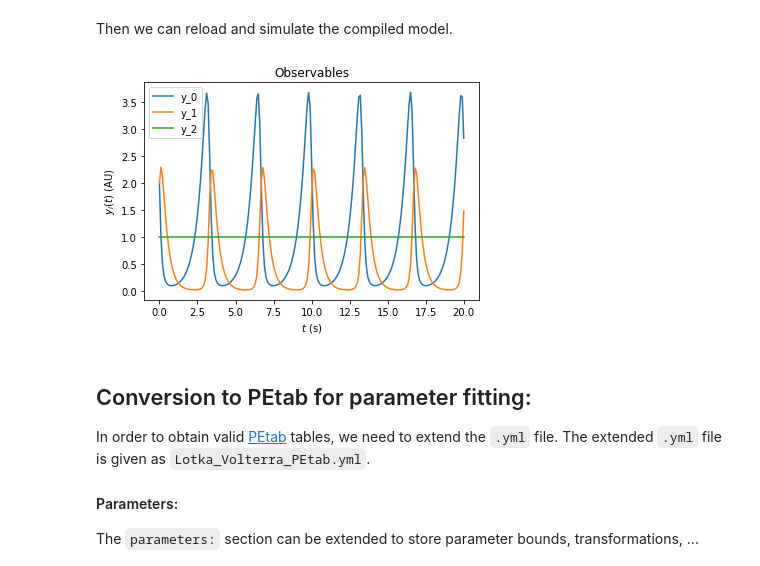
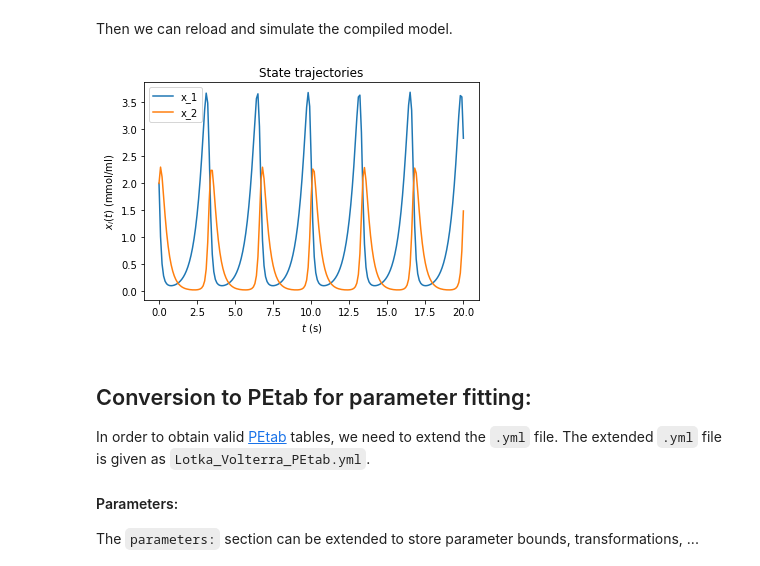
Before and after one commit to yaml2sbml-dev/yaml2sbml, a Jupyter notebook: doc/examples/Lotka_Volterra_python/Lotka_Volterra.ipynb, the cells around one changed output. Saved outputs shown, nothing was run; the diff lists cells and outputs as text; code cells hidden in the pictures.

```diff
--- a/doc/examples/Lotka_Volterra_python/Lotka_Volterra.ipynb
+++ b/doc/examples/Lotka_Volterra_python/Lotka_Volterra.ipynb
@@ -101,9 +101,9 @@ model.setTimepoints(np.linspace(0, 20, 201))
 rdata = amici.runAmiciSimulation(model, solver)
 # %%
 # plot trajectories
-amici.plotting.plotObservableTrajectories(rdata)
+amici.plotting.plotStateTrajectories(rdata, model=model)
 # %% [output]
-[figure, old version]
+[figure, new version]
 # %% [markdown]
 ## Conversion to PEtab for parameter fitting:
 
```
Also changed, not shown: parts of 1 cell of this notebook, 1 other file.
